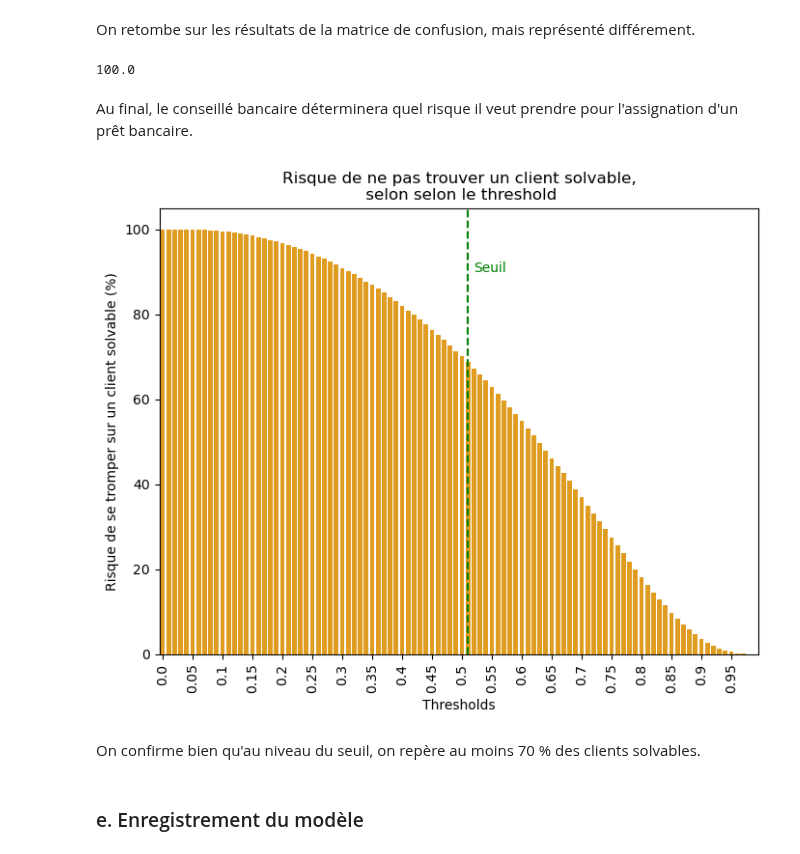
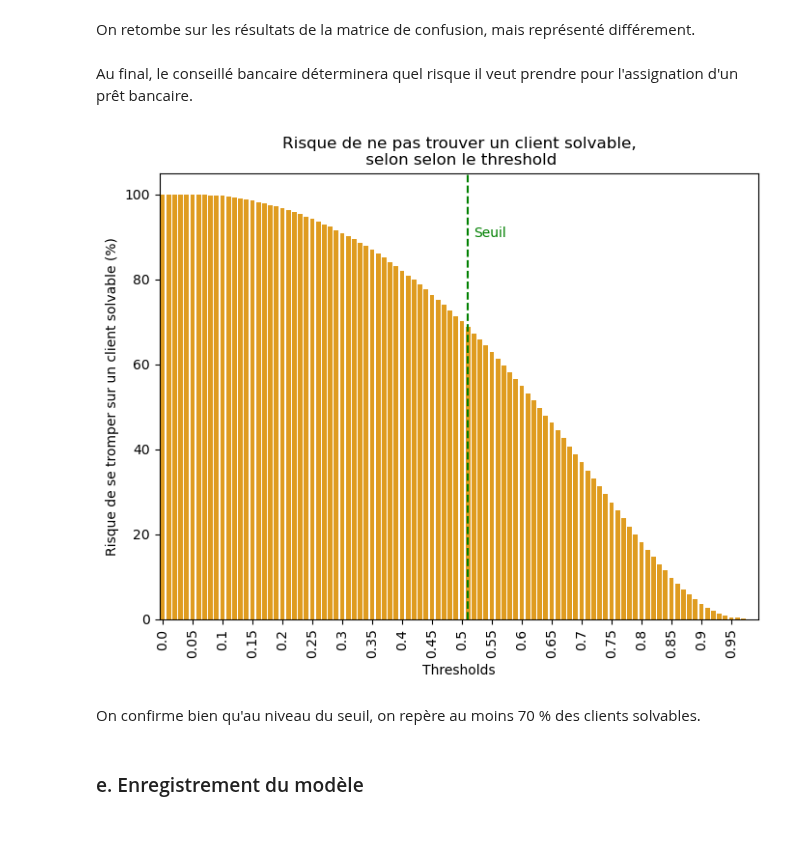
Before and after one commit to RubenHf/Scoring-model-banking, a Jupyter notebook: Halifa_Ruben_3_082023.ipynb, the cells around one changed output. Saved outputs shown, nothing was run; the diff lists cells and outputs as text; code cells hidden in the pictures.

```diff
--- a/Halifa_Ruben_3_082023.ipynb
+++ b/Halifa_Ruben_3_082023.ipynb
@@ -1645,35 +1645,5 @@ plt.show()
 [figure]
 # %% [markdown]
 On retombe sur les résultats de la matrice de confusion, mais représenté différement.
-# %%
-proba_0[(ytest == 0) & (proba_0 >= 0)].shape[0] / proba_0[(ytest == 0) & (proba_0 >= 0)].shape[0] * 100
-# %% [output]
-100.0
 # %% [markdown]
 Au final, le conseillé bancaire déterminera quel risque il veut prendre pour l'assignation d'un prêt bancaire.
-# %%
-# On mesure le risque pour chaque threshold
-nb_client_pourcent = []
-for th in np.arange(0, 1.1, 0.01):
-    if proba_0[proba_0 >= th].shape[0] > 0:
-        # on mesure sur la totalité des clients ayant obtenus un prêt
-        nb_client = (proba_0[(ytest == 0) & (proba_0 >= th)].shape[0]
-                     / proba_0[(ytest == 0) & (proba_0 >= 0)].shape[0] * 100)
-        nb_client_pourcent.append([round(th, 2), nb_client])
-
-nb_client_pourcent = pd.DataFrame(nb_client_pourcent, columns = ["Threshold", "Nombre de clients"])
-
-plt.figure(figsize=(8,6))
-sns.barplot(data = nb_client_pourcent, x = "Threshold", y = "Nombre de clients", color = "orange")
-plt.axvline(51, color='green', linestyle='--', label = "Seuil")
-plt.text(52, 90, "Seuil", c = "green")
-plt.title("Risque de ne pas trouver un client solvable,\n selon selon le threshold")
-plt.ylabel("Risque de se tromper sur un client solvable (%)")
-plt.xlabel("Thresholds")
-
-plt.xticks(range(0, len(risque_pourcent), 5), rotation=90)
-plt.show()
-# %% [output]
-[figure, removed]
-# %% [markdown]
-On confirme bien qu'au niveau du seuil, on repère au moins 70 % des clients solvables.
@@ -1682,0 +1650,26 @@ nb_client_pourcent.to_csv("Potentiel clients.csv", index = False)
+# %%
+# On mesure le risque pour chaque threshold
+nb_client_pourcent = []
+for th in np.arange(0, 1.1, 0.01):
+    if proba_0[proba_0 >= th].shape[0] > 0:
+        # on mesure sur la totalité des clients ayant obtenus un prêt
+        nb_client = (proba_0[(ytest == 0) & (proba_0 >= th)].shape[0]
+                     / proba_0[(ytest == 0) & (proba_0 >= 0)].shape[0] * 100)
+        nb_client_pourcent.append([round(th, 2), round(nb_client,1)])
+
+nb_client_pourcent = pd.DataFrame(nb_client_pourcent, columns = ["Threshold", "Nombre de clients"])
+
+plt.figure(figsize=(8,6))
+sns.barplot(data = nb_client_pourcent, x = "Threshold", y = "Nombre de clients", color = "orange")
+plt.axvline(51, color='green', linestyle='--', label = "Seuil")
+plt.text(52, 90, "Seuil", c = "green")
+plt.title("Risque de ne pas trouver un client solvable,\n selon selon le threshold")
+plt.ylabel("Risque de se tromper sur un client solvable (%)")
+plt.xlabel("Thresholds")
+
+plt.xticks(range(0, len(risque_pourcent), 5), rotation=90)
+plt.show()
+# %% [output]
+[figure, added]
+# %% [markdown]
+On confirme bien qu'au niveau du seuil, on repère au moins 70 % des clients solvables.
```
Also changed, not shown: parts of 7 cells of this notebook, 2 other files.
